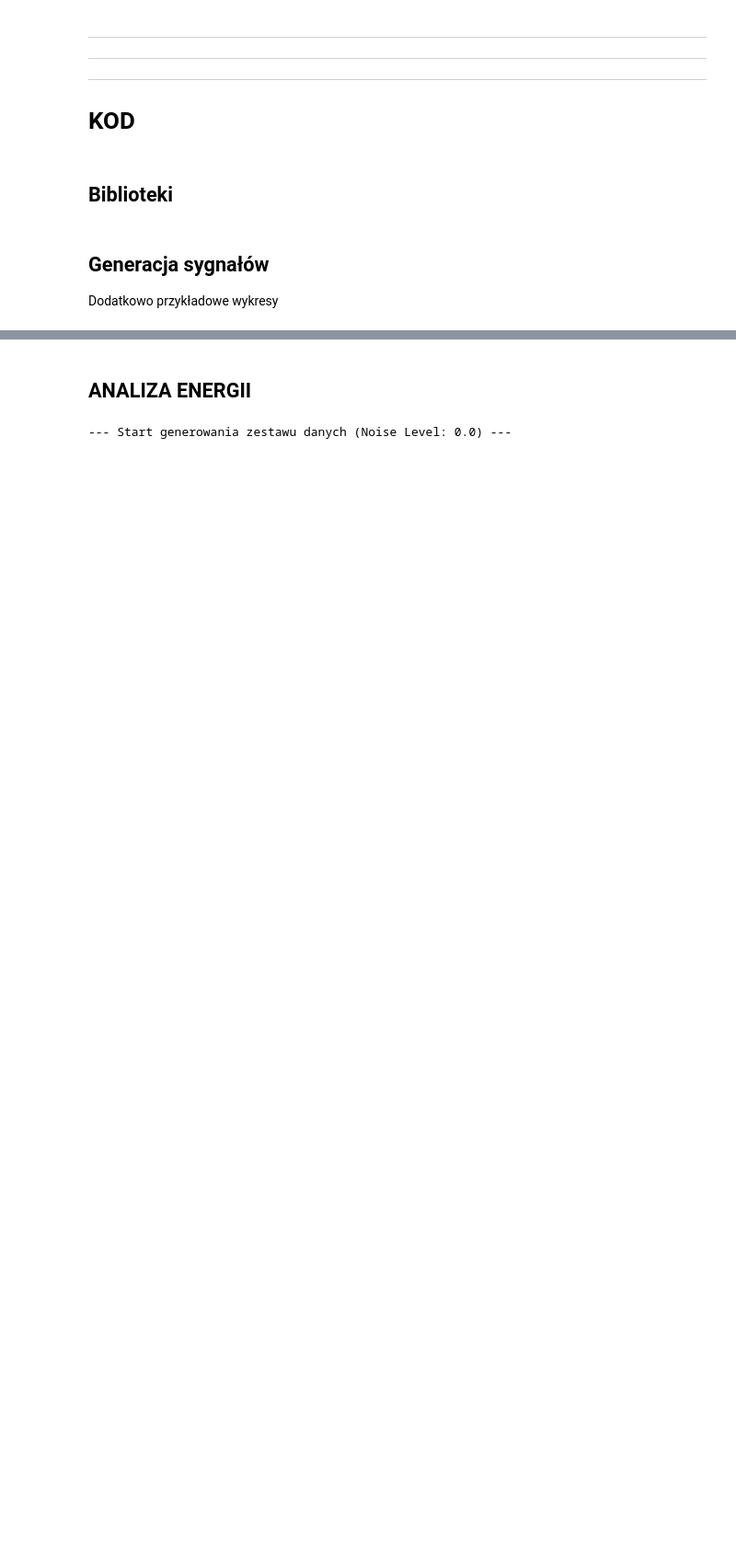
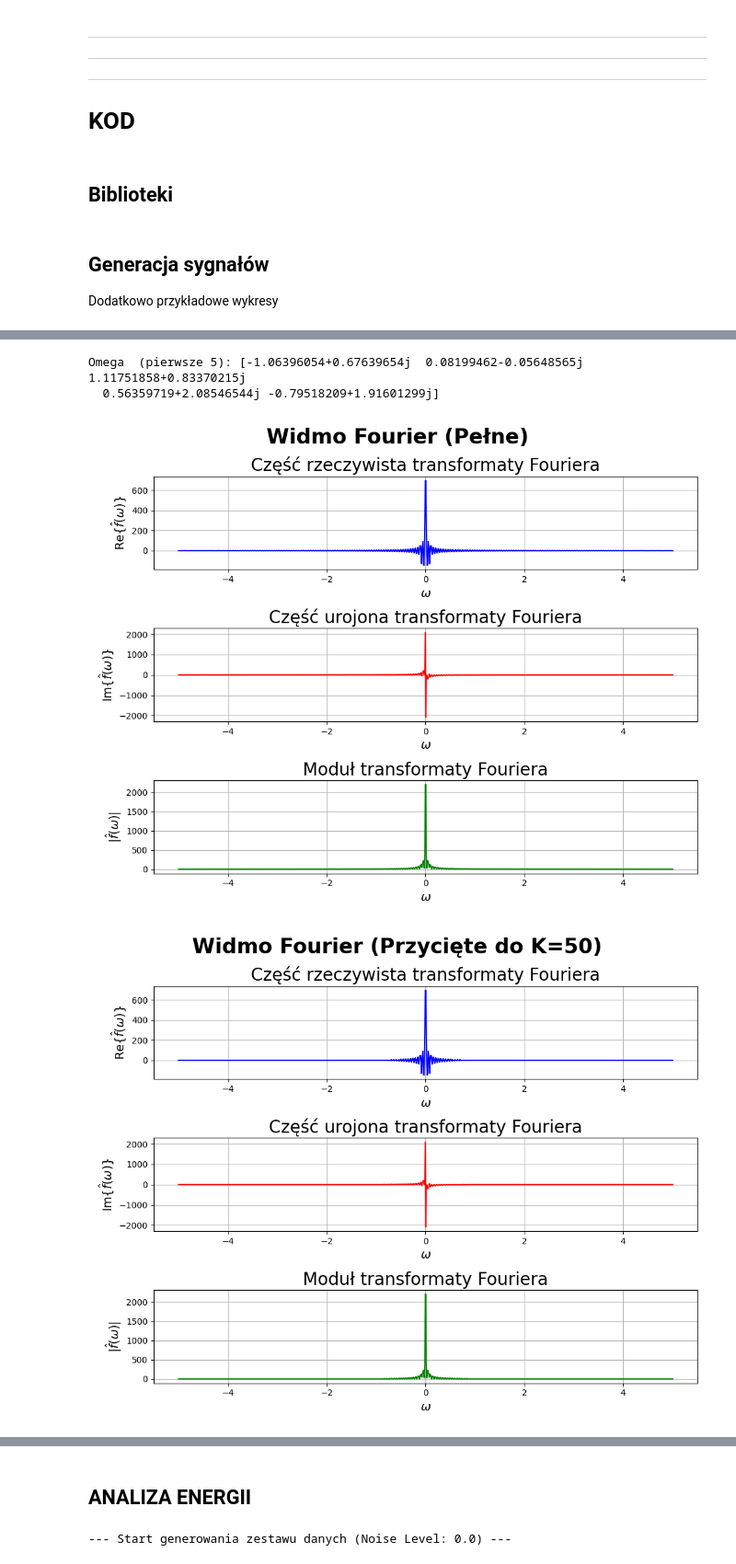
Before and after one commit to grzesiex22/Signals_1D_compression, a Jupyter notebook: main.ipynb, the cells around one changed output, grey strips where cells are left out. Shown at 92% size. Cells and saved outputs as stored; diff of their text form; code cells hidden in the pictures; blank space fills up the shorter version.

Commit message:
Poprawki - inne wersja fouriera (lekko inaczej funkcje)
Co-authored-by: Jan <Havkarr@users.noreply.github.com>

```diff
--- a/main.ipynb
+++ b/main.ipynb
@@ -99,32 +130,34 @@ Plotter.plot_indices(dataset['noise'], "noise", indices=[0, 5, 9])
 # %%
 # 1. Generujemy dane
-creator = DatasetCreator(t_span=[0, 500], dt=0.1, amp_range=(3, 90), noise_level=0.0)
+creator = DatasetCreator(t_span=[0, 500], dt=0.1, amp_range=(3, 9), noise_level=0.0)
 dataset = creator.create_dataset(n_aprbs=10, n_multisine=10, n_noise=10)
 
-sample_signal = dataset['aprbs'][0]  # Pobieramy pierwszy sygnał z kategorii APRBS
+# sample_signal = dataset['aprbs'][0]  # Pobieramy pierwszy sygnał z kategorii APRBS
+sample_signal = dataset['multisine'][0]  # Pobieramy pierwszy sygnał z kategorii MULTISINE
+
 
 # 2. Inicjalizacja klasy Fourier
 fourier_engine = Fourier(sample_signal.t, sample_signal.y)
 
+# Parametry analizy
+omega_limit = 5.0  # Zakres częstotliwości do analizy
+num_omega = 1000  # Liczba punktów w zakresie omega - Używamy mniejszego num_omega dla szybkości lub większego dla precyzji
+print(f"--- Transformaty dla omega w zakresie [-{omega_limit}, {omega_limit}] ---")
+
 # 3. Obliczenie transformaty prostej dla zakresu częstotliwości
-omega_limit = 5.0  # Zakres częstotliwości do analizy
-omega_vec = np.linspace(-omega_limit, omega_limit, 500)
-f_omega = fourier_engine.transform(omega_vec)
+omega_vec, f_omega_vec = fourier_engine.transform(omega_limit=omega_limit, num_omega=num_omega)
+print(f"Omega  (pierwsze 5): {f_omega_vec[:5]}")
 
-print(f"--- Transformaty dla omega w zakresie [-{omega_limit}, {omega_limit}] ---")
-print(f"Omega  (pierwsze 5): {f_omega[:5]}")
+# 4. Przycinamy do 50 najważniejszych współczynników (K=50)
+f_trimmed = fourier_engine.trim_spectrum(omega_vec=omega_vec, f_omega_vec=f_omega_vec, k=100)
 
 # 4. Obliczenie transformaty odwrotnej (rekonstrukcja sygnału)
-# Używamy mniejszego num_omega dla szybkości lub większego dla precyzji
-y_reconstructed = fourier_engine.inverse_transform(
-    sample_signal.t,
-    omega_limit=omega_limit,
-    num_omega=1000
-)
+y_reconstructed = fourier_engine.inverse_transform(omega_vec, f_trimmed)
 
 # 5. Wizualizacja wyników
 # Wykres widma (Część rzeczywista, urojona i moduł)
-Plotter.plot_fourier_transform(omega_vec, f_omega)
+Plotter.plot_fourier_transform(omega_vec, f_omega_vec, title="Widmo Fourier (Pełne)")
+Plotter.plot_fourier_transform(omega_vec, f_trimmed, title="Widmo Fourier (Przycięte do K=50)")
 
 # Wykres porównawczy (Oryginał vs Rekonstrukcja)
 Plotter.plot_fourier_comparison(
@@ -133,3 +166,4 @@ Plotter.plot_fourier_comparison(
     y_reconstructed,
     omega=omega_limit
 )
+# %% [output]
@@ -135,0 +176,4 @@ Plotter.plot_fourier_comparison(
+Omega  (pierwsze 5): [-1.06396054+0.67639654j  0.08199462-0.05648565j  1.11751858+0.83370215j
+  0.56359719+2.08546544j -0.79518209+1.91601299j]
+[figure, added]
+[figure, added]
```
Also changed, not shown: parts of 9 cells of this notebook, 2 other files.
